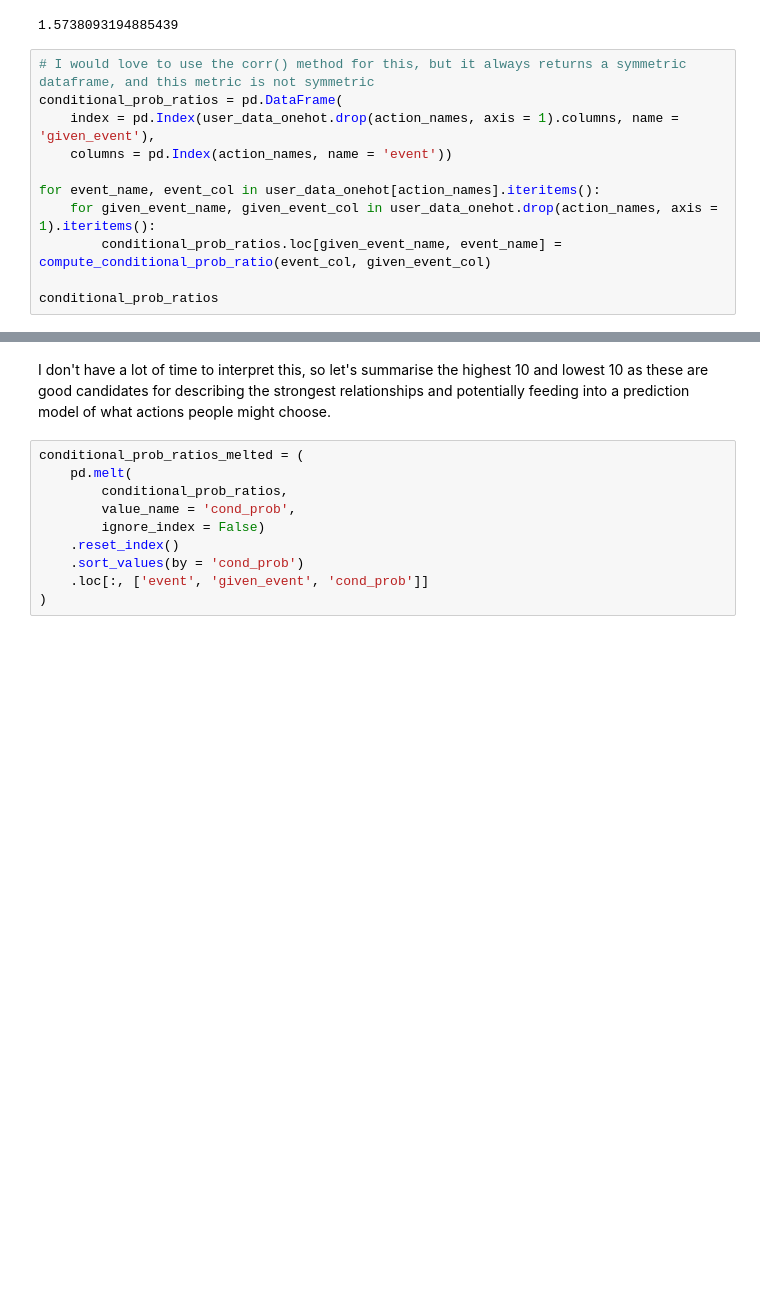
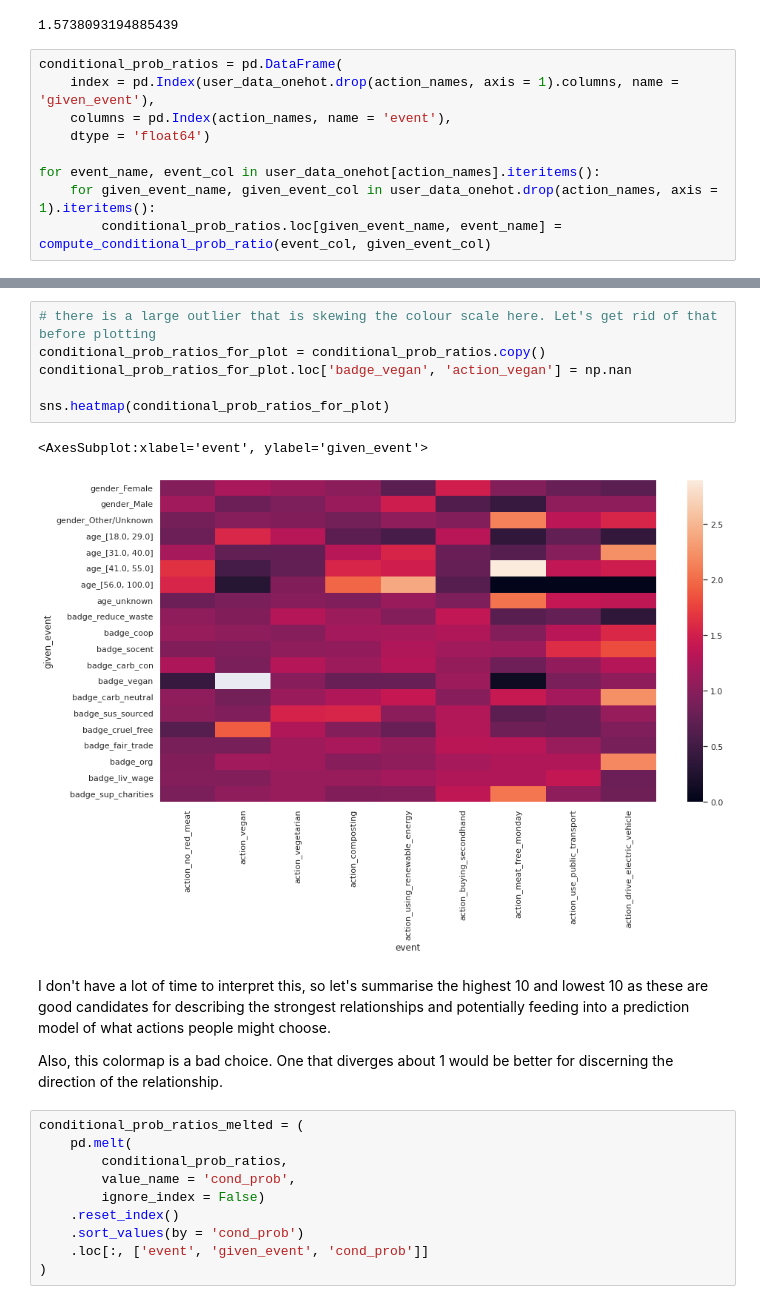
Before and after one commit to jackhjfission/cogo-inteview, a Jupyter notebook: notebooks/01_explore-relationships.ipynb, the cells around one changed output, grey strips where cells are left out. Cells and saved outputs as stored; diff of their text form; blank space fills up the shorter version.

Commit message:
Finish documenting conditional probability section

```diff
--- a/notebooks/01_explore-relationships.ipynb
+++ b/notebooks/01_explore-relationships.ipynb
@@ -195,13 +180,11 @@ compute_conditional_prob_ratio(user_data_onehot['action_vegan'], user_data_oneho
 # %% [output]
 1.5738093194885439
 # %%
-# I would love to use the corr() method for this, but it always returns a symmetric dataframe, and this metric is not symmetric
 conditional_prob_ratios = pd.DataFrame(
     index = pd.Index(user_data_onehot.drop(action_names, axis = 1).columns, name = 'given_event'),
-    columns = pd.Index(action_names, name = 'event'))
+    columns = pd.Index(action_names, name = 'event'),
+    dtype = 'float64')
 
 for event_name, event_col in user_data_onehot[action_names].iteritems():
     for given_event_name, given_event_col in user_data_onehot.drop(action_names, axis = 1).iteritems():
         conditional_prob_ratios.loc[given_event_name, event_name] = compute_conditional_prob_ratio(event_col, given_event_col)
-
-conditional_prob_ratios
@@ -227,5 +191,16 @@ conditional_prob_ratios
+# %%
+# there is a large outlier that is skewing the colour scale here. Let's get rid of that before plotting
+conditional_prob_ratios_for_plot = conditional_prob_ratios.copy()
+conditional_prob_ratios_for_plot.loc['badge_vegan', 'action_vegan'] = np.nan
+
+sns.heatmap(conditional_prob_ratios_for_plot)
+# %% [output]
+<AxesSubplot:xlabel='event', ylabel='given_event'>
+[figure, added]
 # %% [markdown]
 I don't have a lot of time to interpret this, so let's summarise the highest 10 and lowest 10 as these are good candidates for describing the strongest relationships and potentially feeding into a prediction model of what actions people might choose.
+
+Also, this colormap is a bad choice. One that diverges about 1 would be better for discerning the direction of the relationship.
 # %%
 conditional_prob_ratios_melted = (
     pd.melt(
```
Also changed, not shown: parts of 6 cells of this notebook.
